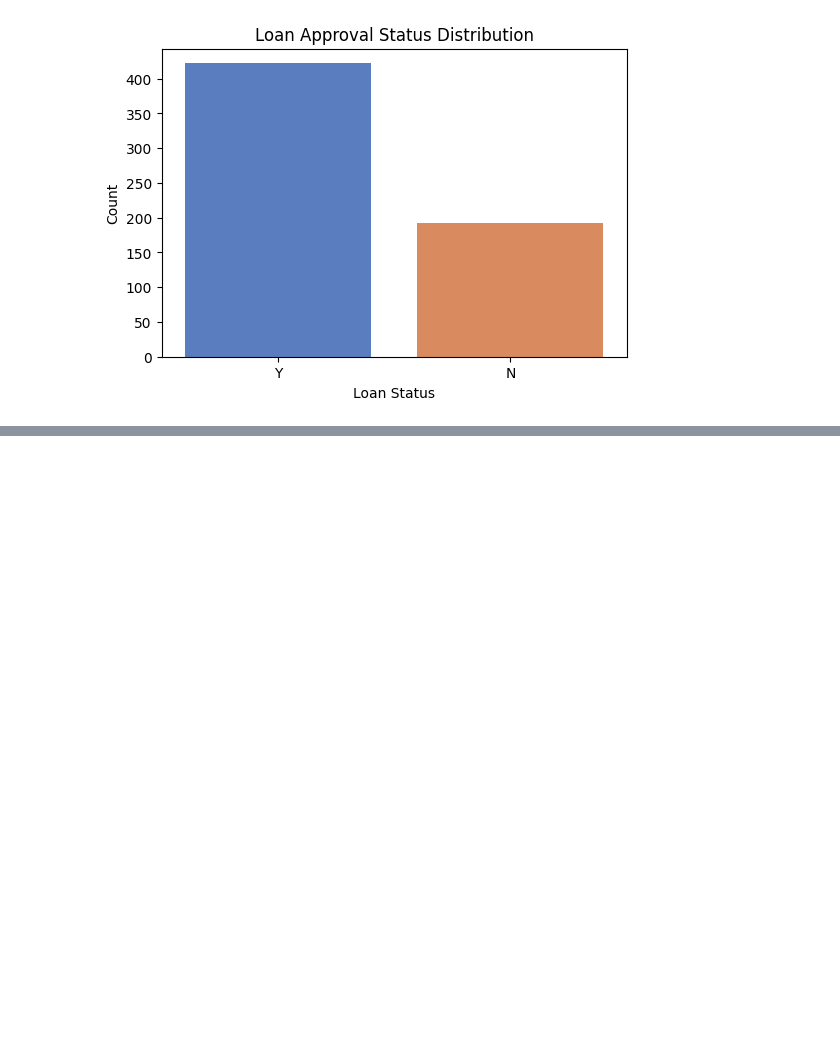
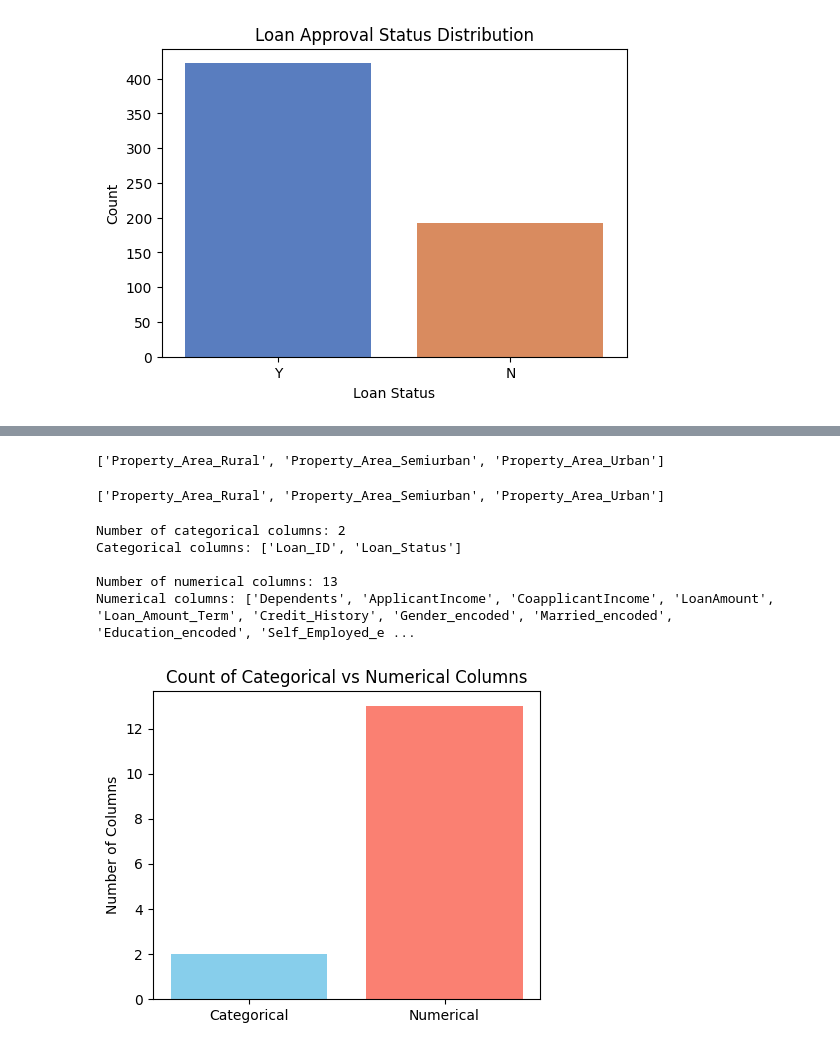
Before and after one commit to murad-02/Loan-Approval-Prediction, a Jupyter notebook: NotebookFile/LoanApprovalPrediction.ipynb, the cells around one changed output, grey strips where cells are left out. Cells and saved outputs as stored; diff of their text form; code cells hidden in the pictures; blank space fills up the shorter version.

```diff
--- a/NotebookFile/LoanApprovalPrediction.ipynb
+++ b/NotebookFile/LoanApprovalPrediction.ipynb
@@ -646,0 +735,10 @@ Name: count, dtype: int64
+# %%
+# Encode Self_Employed column and replace original with encoded version
+le_self_employed = LabelEncoder()
+train_data['Self_Employed_encoded'] = le_self_employed.fit_transform(train_data['Self_Employed'])
+
+# Drop the original Self_Employed column
+train_data.drop('Self_Employed', axis=1, inplace=True)
+
+# Show the first few rows to verify
+print(train_data['Self_Employed_encoded'].head())
@@ -646,0 +754,8 @@ Name: count, dtype: int64
+# %%
+if 'Property_Area' in train_data.columns:
+    property_area_dummies = pd.get_dummies(train_data['Property_Area'], prefix='Property_Area', dtype=int)
+    train_data.drop('Property_Area', axis=1, inplace=True)
+    train_data = pd.concat([train_data, property_area_dummies], axis=1)
+    print(train_data.head())
+else:
+    print("Property_Area column is already removed.")
@@ -646,0 +780,37 @@ Name: count, dtype: int64
+# %%
+print([col for col in train_data.columns if col.startswith('Property_Area_')])
+# %% [output]
+['Property_Area_Rural', 'Property_Area_Semiurban', 'Property_Area_Urban']
+# %%
+# Remove duplicate columns by keeping only the first occurrence
+train_data = train_data.loc[:, ~train_data.columns.duplicated()]
+
+# Verify the columns
+print([col for col in train_data.columns if col.startswith('Property_Area_')])
+# %% [output]
+['Property_Area_Rural', 'Property_Area_Semiurban', 'Property_Area_Urban']
+# %%
+# Identify categorical and numerical columns
+categorical_cols = train_data.select_dtypes(include=['object']).columns.tolist()
+numerical_cols = train_data.select_dtypes(include=['number']).columns.tolist()
+
+# Print the counts and names
+print(f"Number of categorical columns: {len(categorical_cols)}")
+print("Categorical columns:", categorical_cols)
+print()
+print(f"Number of numerical columns: {len(numerical_cols)}")
+print("Numerical columns:", numerical_cols)
+
+# Bar plot
+plt.figure(figsize=(5, 4))
+plt.bar(['Categorical', 'Numerical'], [len(categorical_cols), len(numerical_cols)], color=['skyblue', 'salmon'])
+plt.title('Count of Categorical vs Numerical Columns')
+plt.ylabel('Number of Columns')
+plt.show()
+# %% [output]
+Number of categorical columns: 2
+Categorical columns: ['Loan_ID', 'Loan_Status']
+
+Number of numerical columns: 13
+Numerical columns: ['Dependents', 'ApplicantIncome', 'CoapplicantIncome', 'LoanAmount', 'Loan_Amount_Term', 'Credit_History', 'Gender_encoded', 'Married_encoded', 'Education_encoded', 'Self_Employed_e ...
+[figure, added]
```
Also changed, not shown: parts of 21 cells of this notebook, 1 other file.
